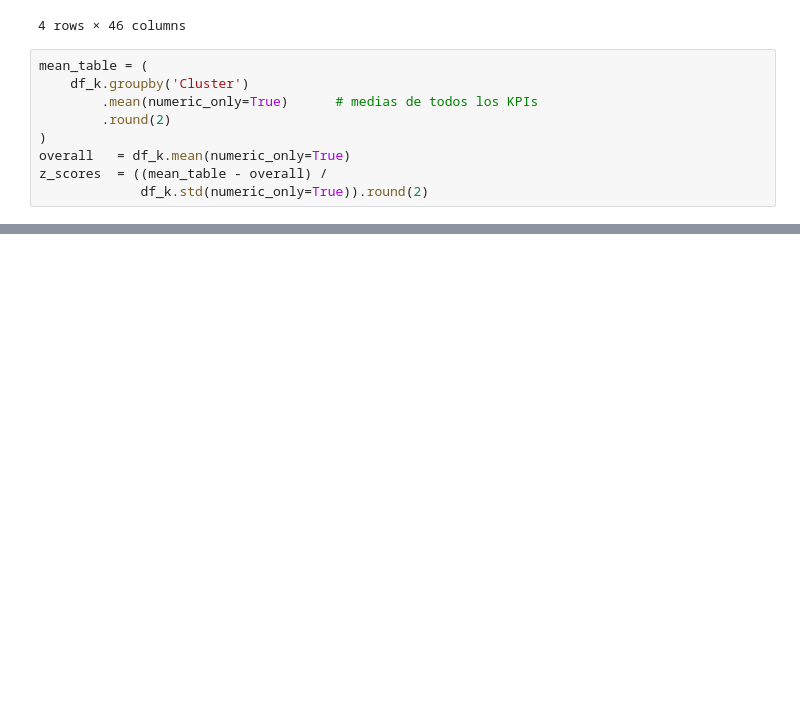
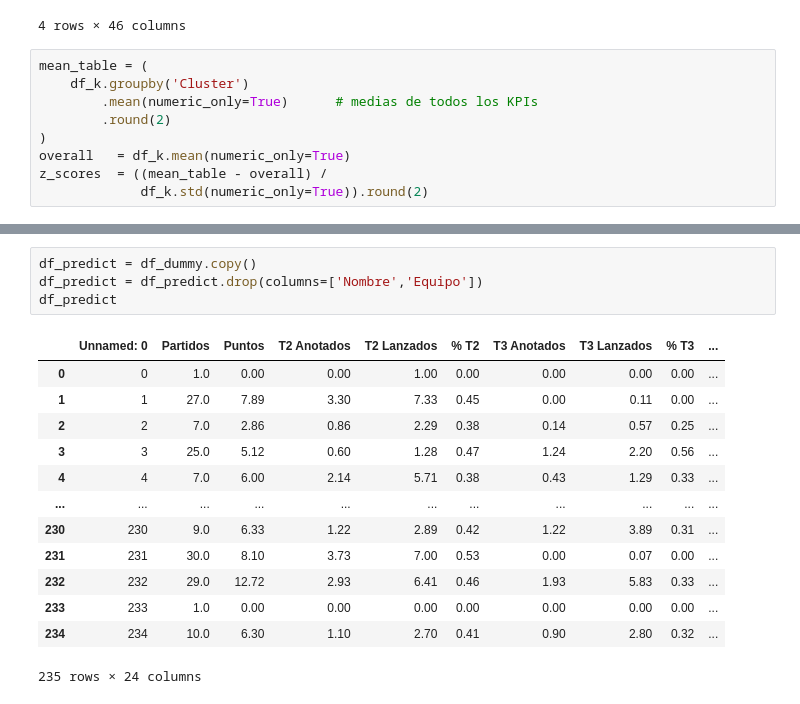
Before and after one commit to DickinsonBP/TFM_VABD, a Jupyter notebook: Modelos/modelo3.ipynb, the cells around one changed output, grey strips where cells are left out. Drawn from its saved outputs; the diff is of its cells as text; blank space fills up the shorter version.

```diff
--- a/Modelos/modelo3.ipynb
+++ b/Modelos/modelo3.ipynb
@@ -225,0 +326,18 @@ fig.show()
+# %%
+df_predict = df_dummy.copy()
+df_predict = df_predict.drop(columns=['Nombre','Equipo'])
+df_predict
+# %% [output]
+|  | Unnamed: 0 | Partidos | Puntos | T2 Anotados | T2 Lanzados | % T2 | T3 Anotados | T3 Lanzados | % T3 | ... |
+| 0 | 0 | 1.0 | 0.00 | 0.00 | 1.00 | 0.00 | 0.00 | 0.00 | 0.00 | ... |
+| 1 | 1 | 27.0 | 7.89 | 3.30 | 7.33 | 0.45 | 0.00 | 0.11 | 0.00 | ... |
+| 2 | 2 | 7.0 | 2.86 | 0.86 | 2.29 | 0.38 | 0.14 | 0.57 | 0.25 | ... |
+| 3 | 3 | 25.0 | 5.12 | 0.60 | 1.28 | 0.47 | 1.24 | 2.20 | 0.56 | ... |
+| 4 | 4 | 7.0 | 6.00 | 2.14 | 5.71 | 0.38 | 0.43 | 1.29 | 0.33 | ... |
+| ... | ... | ... | ... | ... | ... | ... | ... | ... | ... | ... |
+| 230 | 230 | 9.0 | 6.33 | 1.22 | 2.89 | 0.42 | 1.22 | 3.89 | 0.31 | ... |
+| 231 | 231 | 30.0 | 8.10 | 3.73 | 7.00 | 0.53 | 0.00 | 0.07 | 0.00 | ... |
+| 232 | 232 | 29.0 | 12.72 | 2.93 | 6.41 | 0.46 | 1.93 | 5.83 | 0.33 | ... |
+| 233 | 233 | 1.0 | 0.00 | 0.00 | 0.00 | 0.00 | 0.00 | 0.00 | 0.00 | ... |
+| 234 | 234 | 10.0 | 6.30 | 1.10 | 2.70 | 0.41 | 0.90 | 2.80 | 0.32 | ... |
+235 rows × 24 columns
```
Also changed, not shown: parts of 20 cells of this notebook, 7 other files.
